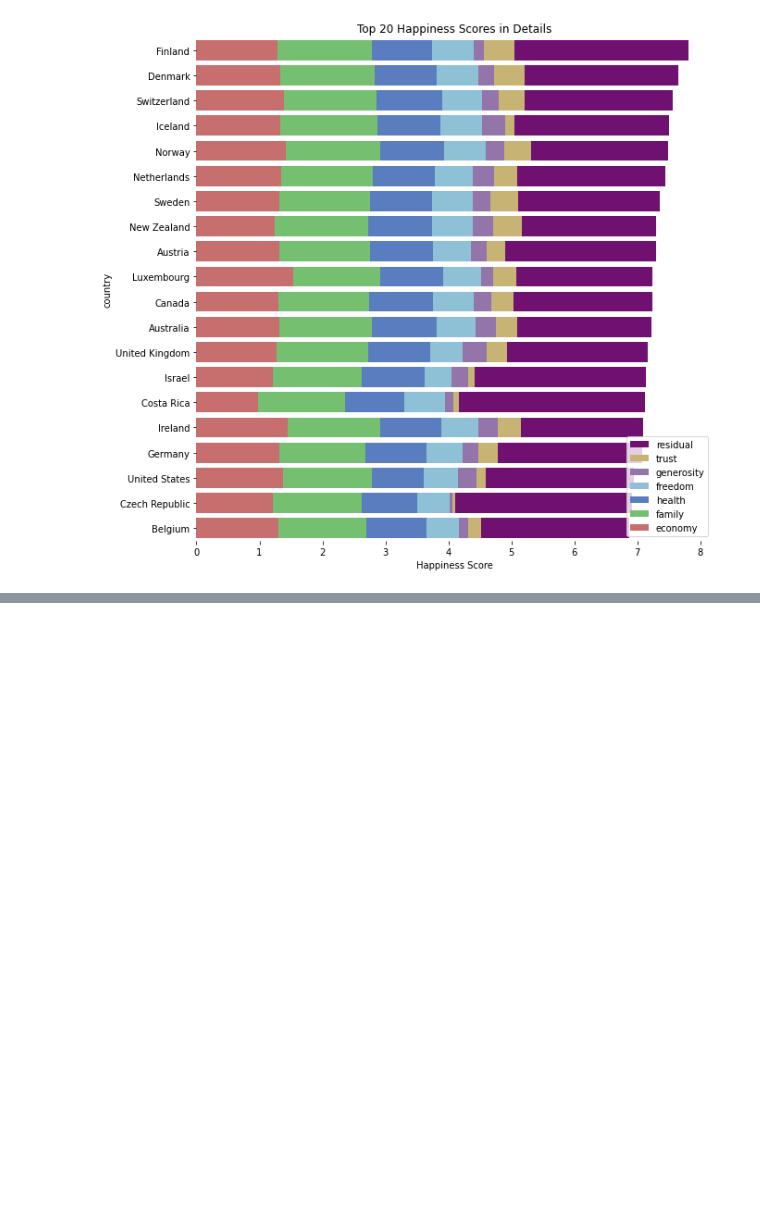
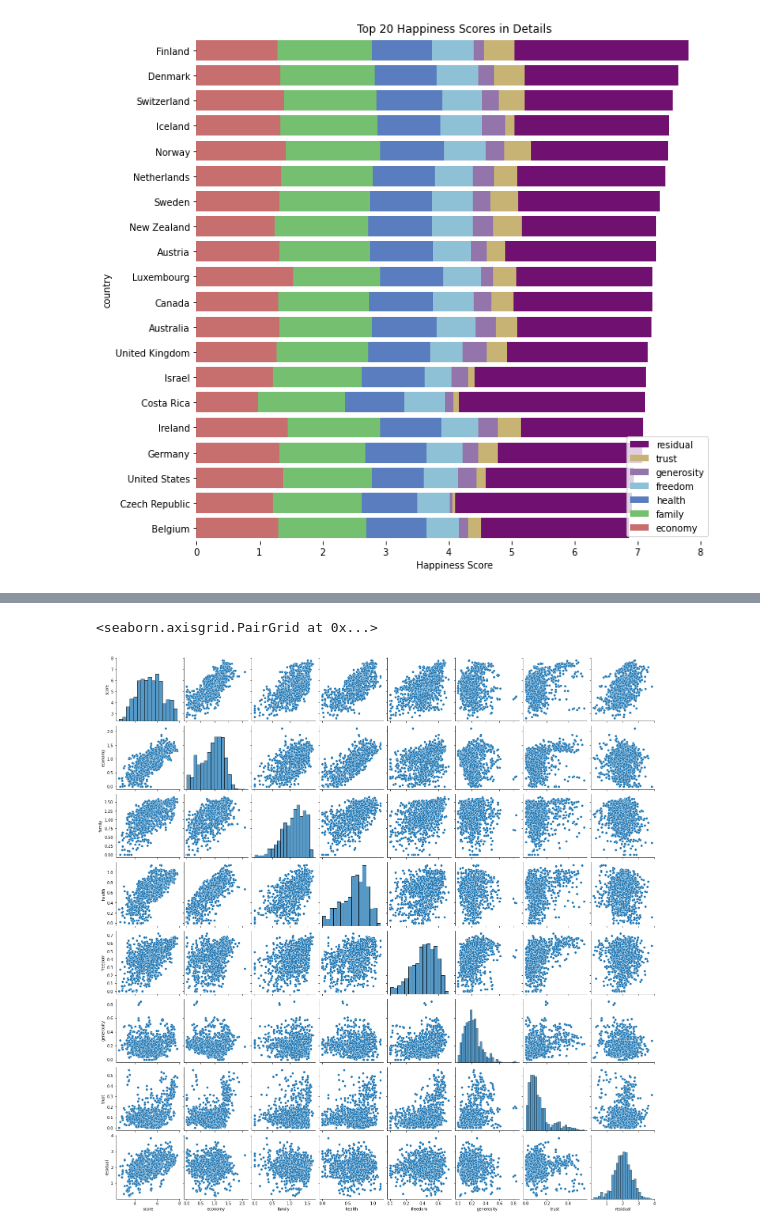
Before and after one commit to spacemaninSeoul/fast_campus_ML300, a Jupyter notebook: ML300_회귀연습c3.ipynb, the cells around one changed output, grey strips where cells are left out. Saved outputs shown, nothing was run; the diff lists cells and outputs as text; code cells hidden in the pictures; blank space fills up the shorter version.

```diff
--- a/ML300_회귀연습c3.ipynb
+++ b/ML300_회귀연습c3.ipynb
@@ -391,0 +398,5 @@ sns.despine(left=True, bottom=True)
+# %%
+sns.pairplot(df_all.drop('rank', axis=1))
+# %% [output]
+<seaborn.axisgrid.PairGrid at 0x...>
+[figure, added]
```
Also changed, not shown: parts of 15 cells of this notebook.
